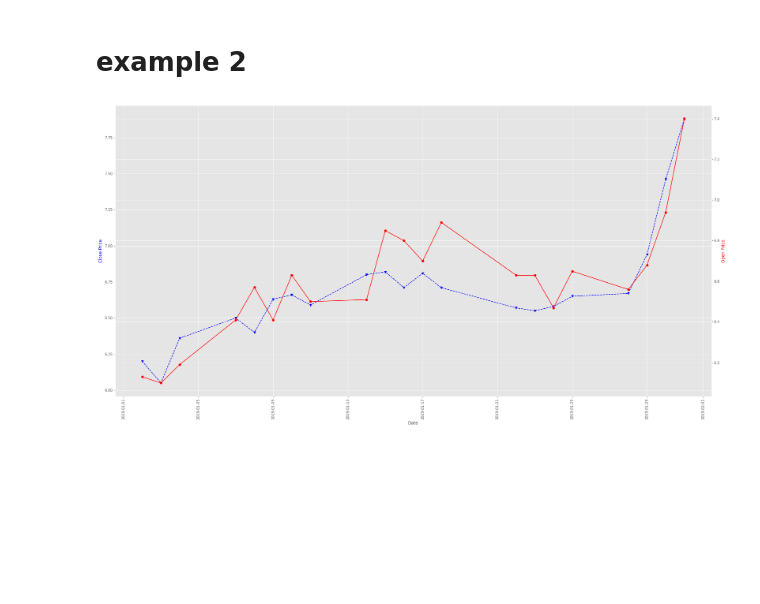
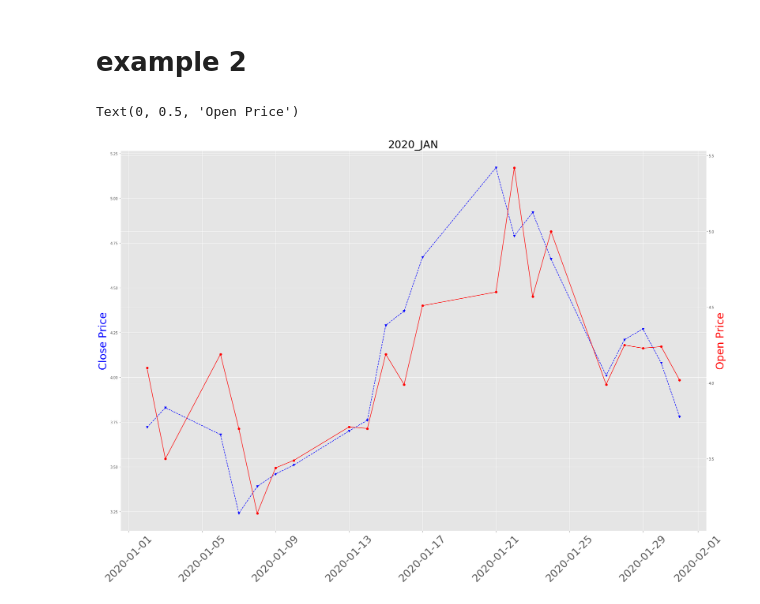
Before and after one commit to khal33d-hub/STOCK-MARKET-PRICES-PREDICTION, a Jupyter notebook: Nio Analysis/NIO_Analysis.ipynb, the cells around one changed output. Saved outputs shown, nothing was run; the diff lists cells and outputs as text; code cells hidden in the pictures; blank space fills up the shorter version.

Commit message:
edited the line plots

```diff
--- a/Nio Analysis/NIO_Analysis.ipynb
+++ b/Nio Analysis/NIO_Analysis.ipynb
@@ -108,22 +106,26 @@ NIO_2019.tail()
 # %%
 # This slices from the whole of January 2019
 NIO_2019_jan_1 = NIO_2yrs["2019-1":"2019-1"]
+# %%
+a = NIO_2yrs["2020-1":"2020-1"]
 # %%
 # plotting a graph of whole of January 2019's Open and Close price in the same graph
 # this matplotlib code syntax isnt common, pls use another code syntax if youre not comfortable with this one
 # you can contact khaleed if you have any questions regarding this
 plt.style.use("ggplot")
 fig, ax = plt.subplots()
-fig.set_size_inches([30, 15])
-ax.plot(NIO_2019_jan_1.index, NIO_2019_jan_1["Close"], color='blue', marker="v", linestyle="--")
-ax.set_xlabel("Date")
-ax.set_ylabel("Close Price", color='blue')
-ax.set_xticklabels(NIO_2019_jan_1.index, rotation=90)
+fig.set_size_inches([30, 20])
+ax.plot(a.index, a["Close"], color='blue', marker="v", linestyle="--")
+# ax.set_xlabel("Date", fontsize=30)
+ax.set_ylabel("Close Price", color='blue', fontsize=30)
+ax.set_xticklabels(a.index, rotation=45, fontsize=30)
+ax.set_title("2020_JAN", fontsize=30)
 
 ax2 = ax.twinx()
-ax2.plot(NIO_2019_jan_1.index, NIO_2019_jan_1["Open"], color='red', marker="o")
-ax2.set_ylabel("Open Price", color='red')
+ax2.plot(a.index, a["Open"], color='red', marker="o")
+ax2.set_ylabel("Open Price", color='red', fontsize=30)
 # save the picture on your local machine to visualize properly
-fig.savefig("NIO_jan_2019.png", dpi=300)
+# fig.savefig("JAN_2020_CO.png", dpi=300)
 # %% [output]
+Text(0, 0.5, 'Open Price')
-[figure, old version]
+[figure, new version]
```
Also changed, not shown: parts of 5 cells of this notebook, 2 other files.
